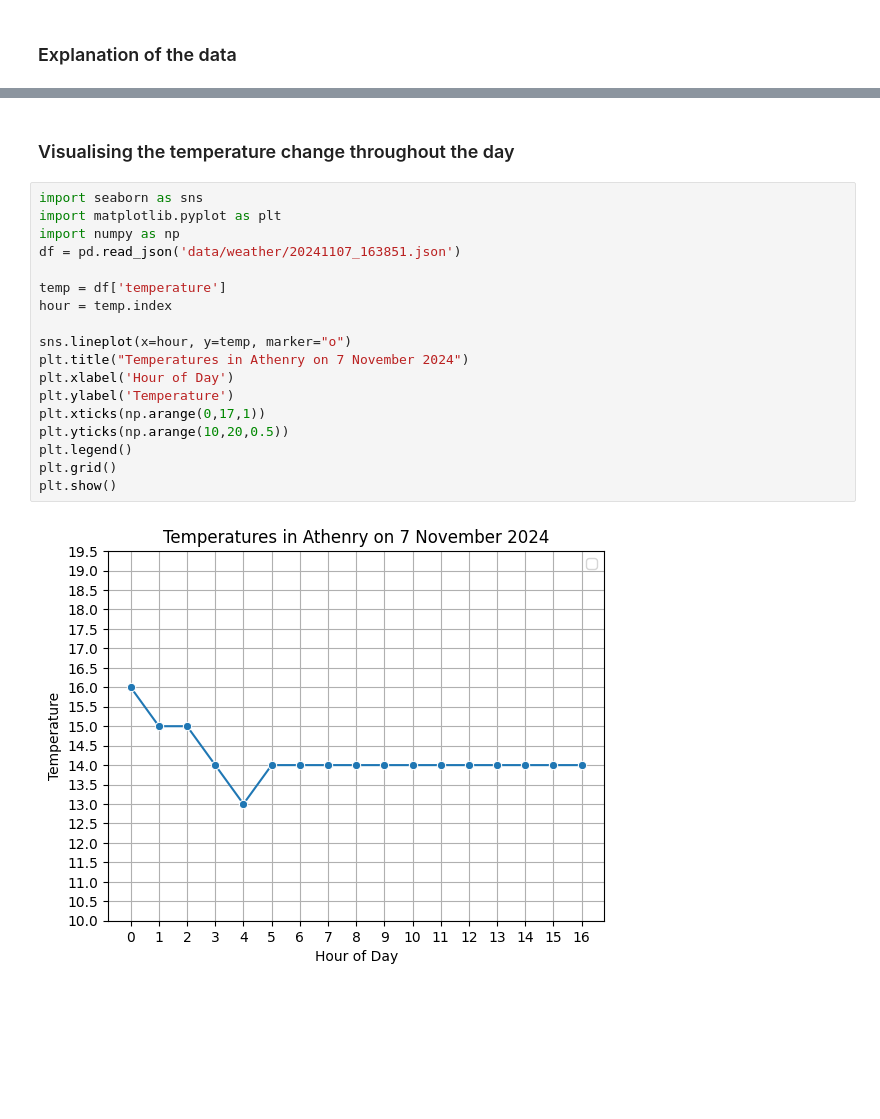
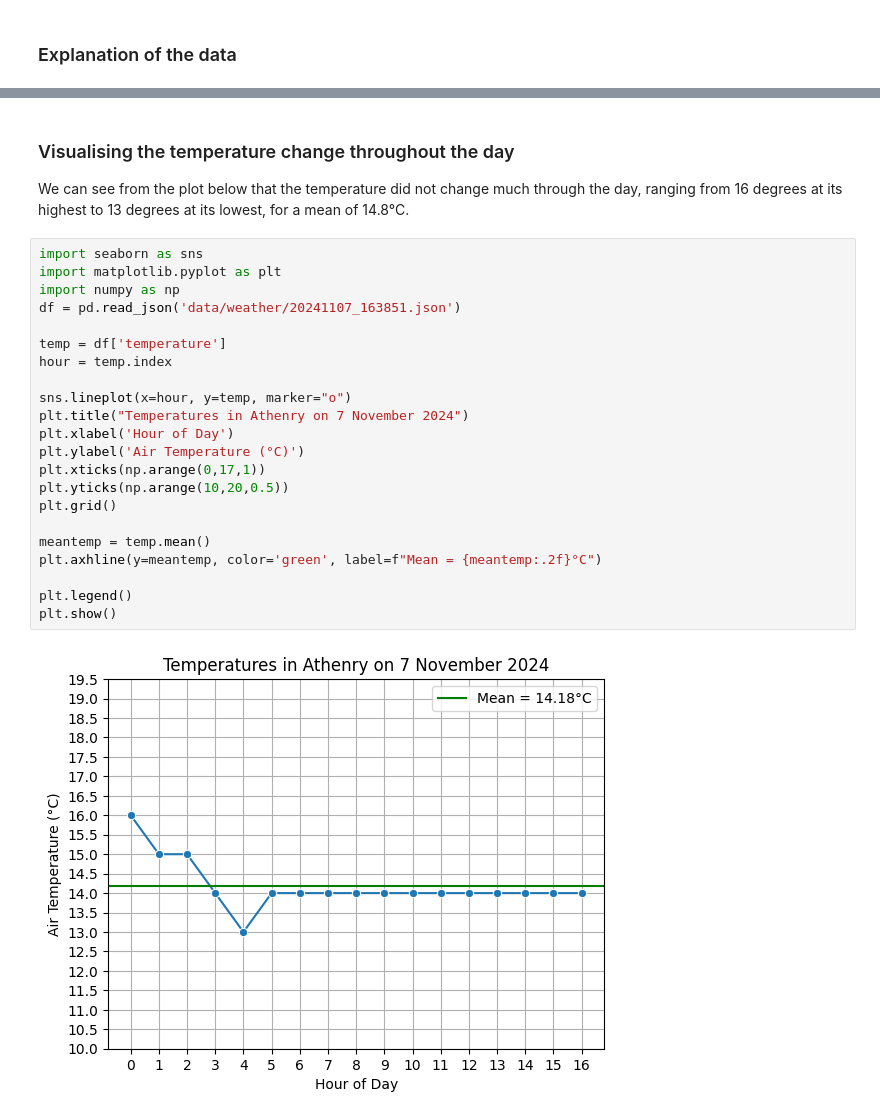
Before and after one commit to MylesHenehan/computer-infrastructure, a Jupyter notebook: weather.ipynb, the cells around one changed output, grey strips where cells are left out. Cells and saved outputs as stored; diff of their text form; blank space fills up the shorter version.

```diff
--- a/weather.ipynb
+++ b/weather.ipynb
@@ -72,22 +72,27 @@ While the majority of the dataset is complete, we only have 2 entries for Wind G
-# %% [markdown]
-### Visualising the temperature change throughout the day
+# %% [markdown]
+### Visualising the temperature change throughout the day
+We can see from the plot below that the temperature did not change much through the day, ranging from 16 degrees at its highest to 13 degrees at its lowest, for a mean of 14.8°C.
 # %%
 import seaborn as sns
 import matplotlib.pyplot as plt
 import numpy as np
 df = pd.read_json('data/weather/20241107_163851.json')
 
 temp = df['temperature']
 hour = temp.index
 
 sns.lineplot(x=hour, y=temp, marker="o")
 plt.title("Temperatures in Athenry on 7 November 2024")
 plt.xlabel('Hour of Day')
-plt.ylabel('Temperature')
+plt.ylabel('Air Temperature (°C)')
 plt.xticks(np.arange(0,17,1))
 plt.yticks(np.arange(10,20,0.5))
+plt.grid()
+
+meantemp = temp.mean()
+plt.axhline(y=meantemp, color='green', label=f"Mean = {meantemp:.2f}°C")
+
 plt.legend()
-plt.grid()
 plt.show()
 # %% [output]
-[figure, old version]
+[figure, new version]
```
Also changed, not shown: parts of 3 cells of this notebook.
